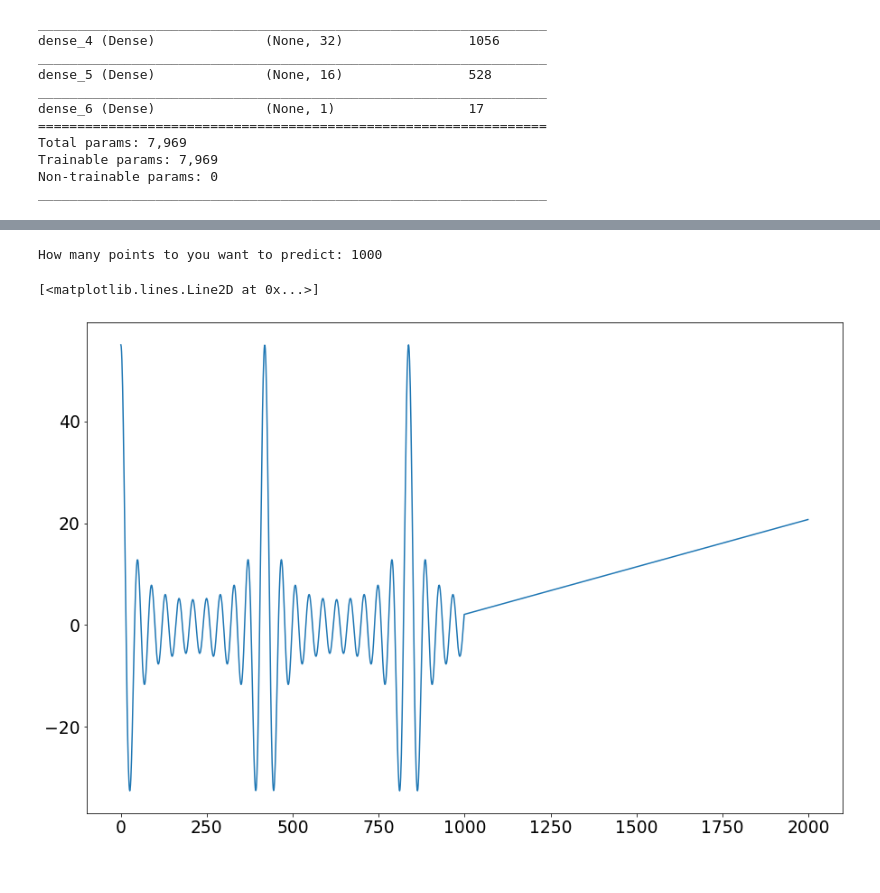
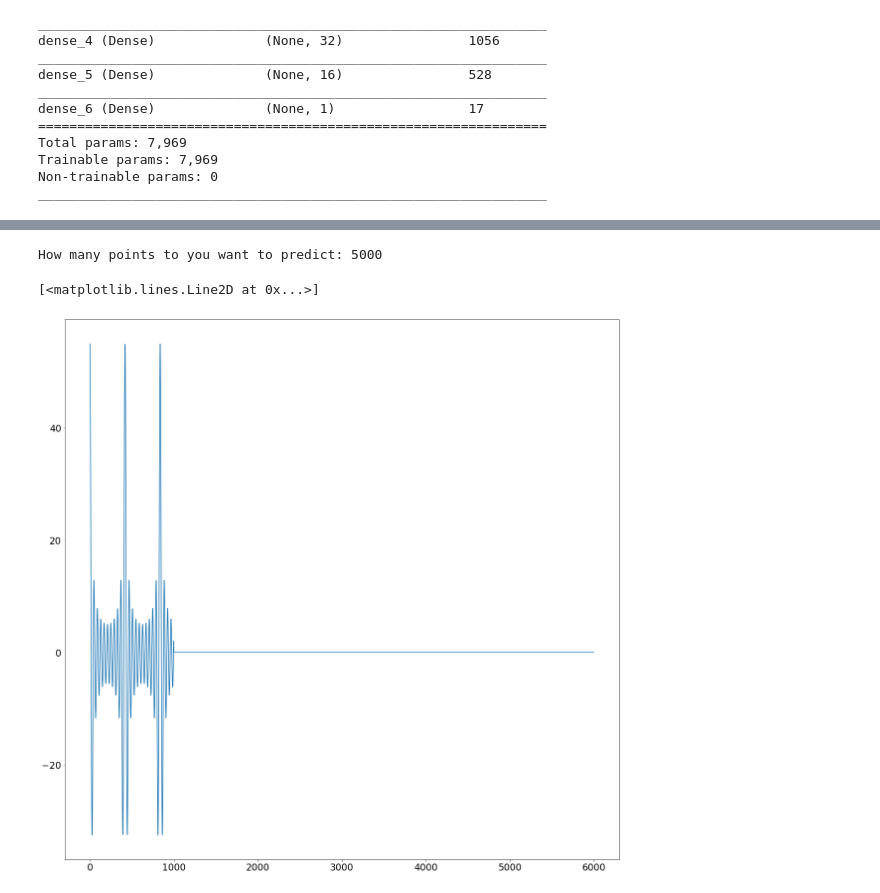
Before and after one commit to RitvikPrabhu/Machine-Learning, a Jupyter notebook: Neural_Networks_function_prediction_.ipynb, the cells around one changed output, grey strips where cells are left out. Saved outputs shown, nothing was run; the diff lists cells and outputs as text; code cells hidden in the pictures.

```diff
--- a/Neural_Networks_function_prediction_.ipynb
+++ b/Neural_Networks_function_prediction_.ipynb
@@ -696,0 +699,10 @@ Test Score: 2.31 RMSE
+# %%
+arr = np.array([0,1,2,3,4])
+arr = arr.reshape(arr.size,1)
+scaler= MinMaxScaler(feature_range=(0,1))
+dataset = scaler.fit_transform(arr)
+print(dataset)
+dataset = np.reshape(dataset,(dataset.shape[0],1,1))
+result = model.predict(dataset)
+result = scaler.inverse_transform(result)
+print(result)
@@ -697,20 +720,23 @@ Test Score: 2.31 RMSE
 # %%
 datalist = []
-datalist.append(list(Y))
+for i in Y:
+  datalist.append(i)
+num_pred = input("How many points to you want to predict: ")
+
 scaler = MinMaxScaler(feature_range=(0,1))
-num_pred = input("How many points to you want to predict: ")
 for i in range(int(num_pred)):
-  datalist_arr = np.array(datalist[-1][-1])
+  datalist_arr = np.array(datalist[-1])
   dataset = datalist_arr.reshape(datalist_arr.size, 1)
-  dataset = scaler.fit_transform(dataset.reshape(dataset.size,1))
-  #dataset = np.reshape(dataset, (dataset.shape[0],1,1))
+  dataset = scaler.fit_transform(dataset)
   result = model.predict(dataset.reshape(dataset.size,1,1))
-  final = scaler.inverse_transform(result)
-  final = float(final)
-  datalist[0].append(final)
+  final = scaler.fit_transform(result)
+  #print(final)
+  #final = float(final)
+  datalist.append(final)
 
-plt.plot(datalist[0])
+plt.figure(figsize=(20,20))
+plt.plot(datalist)
 # %% [output]
-How many points to you want to predict: 1000
+How many points to you want to predict: 5000
 [<matplotlib.lines.Line2D at 0x...>]
-[figure, old version]
+[figure, new version]
```
Also changed, not shown: parts of 7 cells of this notebook.
